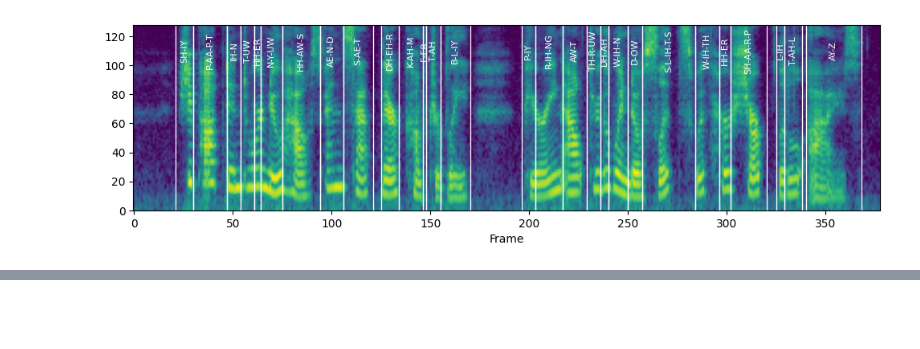
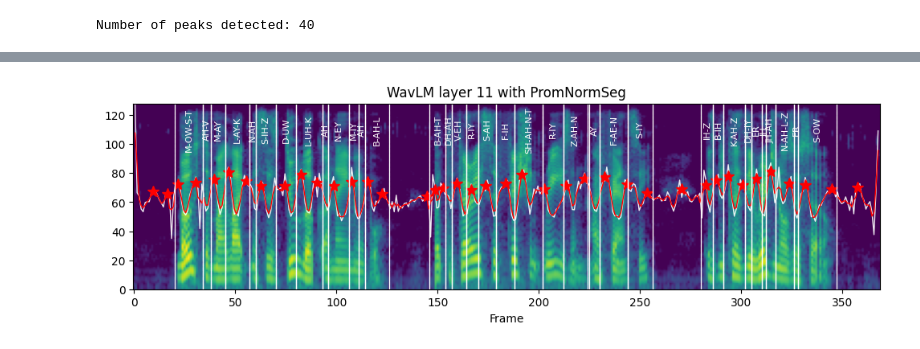
Before and after one commit to nicolvisser/ZeroSyl, a Jupyter notebook: demo-detect-boundaries.ipynb, the cells around one changed output, grey strips where cells are left out. Saved outputs shown, nothing was run; the diff lists cells and outputs as text; code cells hidden in the pictures; blank space fills up the shorter version.

```diff
--- a/demo-detect-boundaries.ipynb
+++ b/demo-detect-boundaries.ipynb
@@ -135,13 +129,3 @@ def plot_segmentation(
         ax.axvline(end_f,   color="w", linestyle="-", alpha=1.0, linewidth=0.9)
 
     ax.set_xlabel("Frame")
-# %%
-# Load the waveform
-
-waveform, sr = torchaudio.load(str(waveform_path))
-waveform = waveform.to("cuda")
-waveform = torch.nn.functional.pad(waveform, ((400 - 320) // 2, (400 - 320) // 2))
-
-plot_segmentation(waveform, tg, peaks=None, norms=None, norms_smooth=None)
-# %% [output]
-[figure, removed]
@@ -148,10 +144,34 @@ plot_segmentation(waveform, tg, peaks=None, norms=None, norms_smooth=None)
 # %%
+# Hyperparameters
+LAYER = 11
+WINDOW_SIZE= 3
+PROMINENCE = 0.5
+
+# Load the waveform
+waveform, sr = torchaudio.load(str(waveform_path))
+waveform = waveform.to("cuda")
+waveform = torch.nn.functional.pad(waveform, ((400 - 320) // 2, (400 - 320) // 2))
+
 # Extract features
-
 wavlm = WavLM.from_pretrained_checkpoint(Path.cwd() / "checkpoints/WavLM-Large.pt").cuda()
 waveform = torch.nn.functional.pad(waveform, ((400 - 320) // 2, (400 - 320) // 2))
+with torch.inference_mode():
+    feat, _ = wavlm.extract_features(waveform.cuda(), output_layer=LAYER)
+feat = feat.squeeze(0).cpu().numpy()
 
-with torch.inference_mode():
-    feat, _ = wavlm.extract_features(waveform.cuda(), output_layer=11)
+# Segment
+norms, norms_smooth, peaks = norm_promseg(feat, window_size=WINDOW_SIZE, prominence=PROMINENCE)
+print("Number of peaks detected:", len(peaks))
 
-feat = feat.squeeze(0).cpu().numpy()
+# Plot
+plot_segmentation(
+    waveform,
+    tg,
+    peaks=peaks,
+    norms=norms,
+    norms_smooth=norms_smooth,
+    title=f"WavLM layer {LAYER} with PromNormSeg"
+)
+listen_to_segmentation(waveform_path, peaks)
+# %% [output]
+Number of peaks detected: 40
@@ -157,0 +179 @@ feat = feat.squeeze(0).cpu().numpy()
+[figure, added]
```
Also changed, not shown: parts of 5 cells of this notebook.
